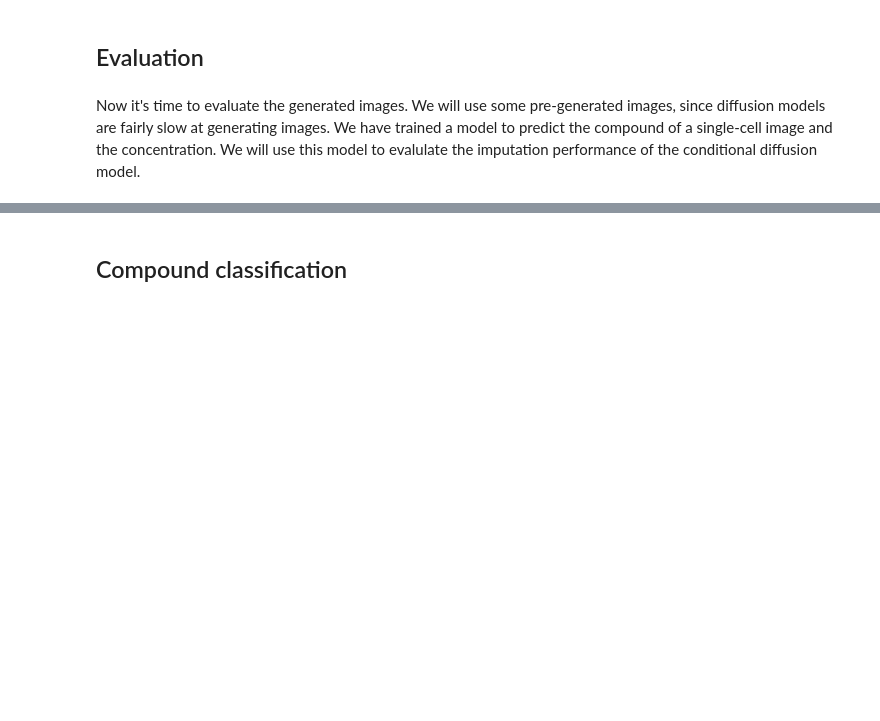
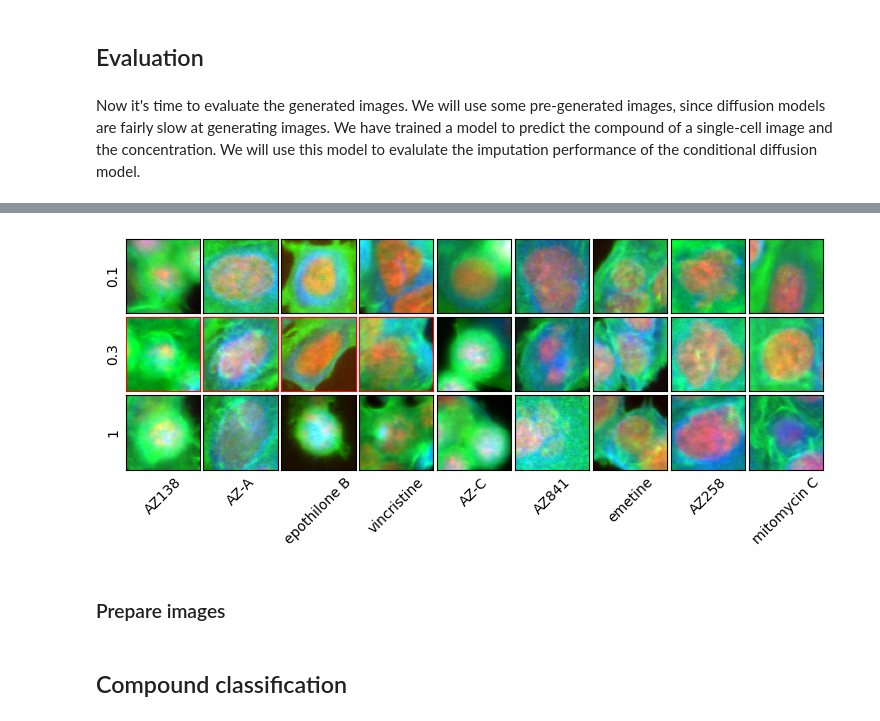
Before and after one commit to RasmusML/DiffCell, a Jupyter notebook: playground.ipynb, the cells around one changed output, grey strips where cells are left out. Drawn from its saved outputs; the diff is of its cells as text; code cells hidden in the pictures; blank space fills up the shorter version.

```diff
--- a/playground.ipynb
+++ b/playground.ipynb
@@ -210,0 +174,14 @@ plot_images(sample_images[:20])
+# %%
+sample_images_each_treatment = sample_images[:len(whitelist)-1]
+sample_images_each_treatment = sample_images_each_treatment.reshape(9, 3, 3, 64, 64)
+sample_images_each_treatment = torch.swapaxes(sample_images_each_treatment, 0, 1)
+# %%
+color = "red"
+border_colors = { (1, 0): color, (1, 1): color, (1, 2): color, (1, 3): color}
+column_labels = ["AZ138", "AZ-A", "epothilone B", "vincristine", "AZ-C", "AZ841", "emetine", "AZ258", "mitomycin C"]
+row_labels = ["0.1", "0.3", "1"]
+plot_images_2d(sample_images_each_treatment, border_colors=border_colors, row_labels=row_labels, column_labels=column_labels)
+# %% [output]
+[figure, added]
+# %% [markdown]
+### Prepare images
```
Also changed, not shown: parts of 45 cells of this notebook, 7 other files.
